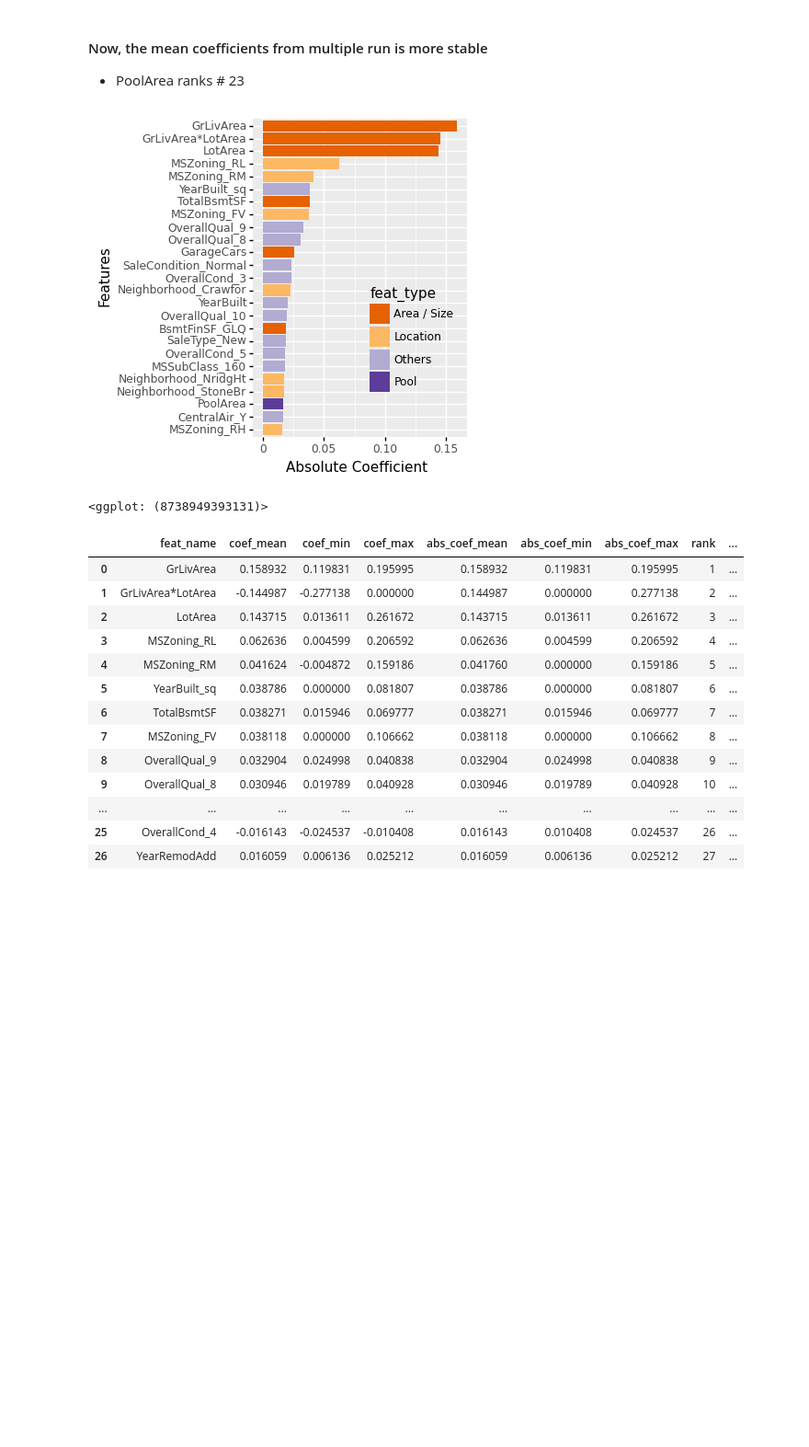
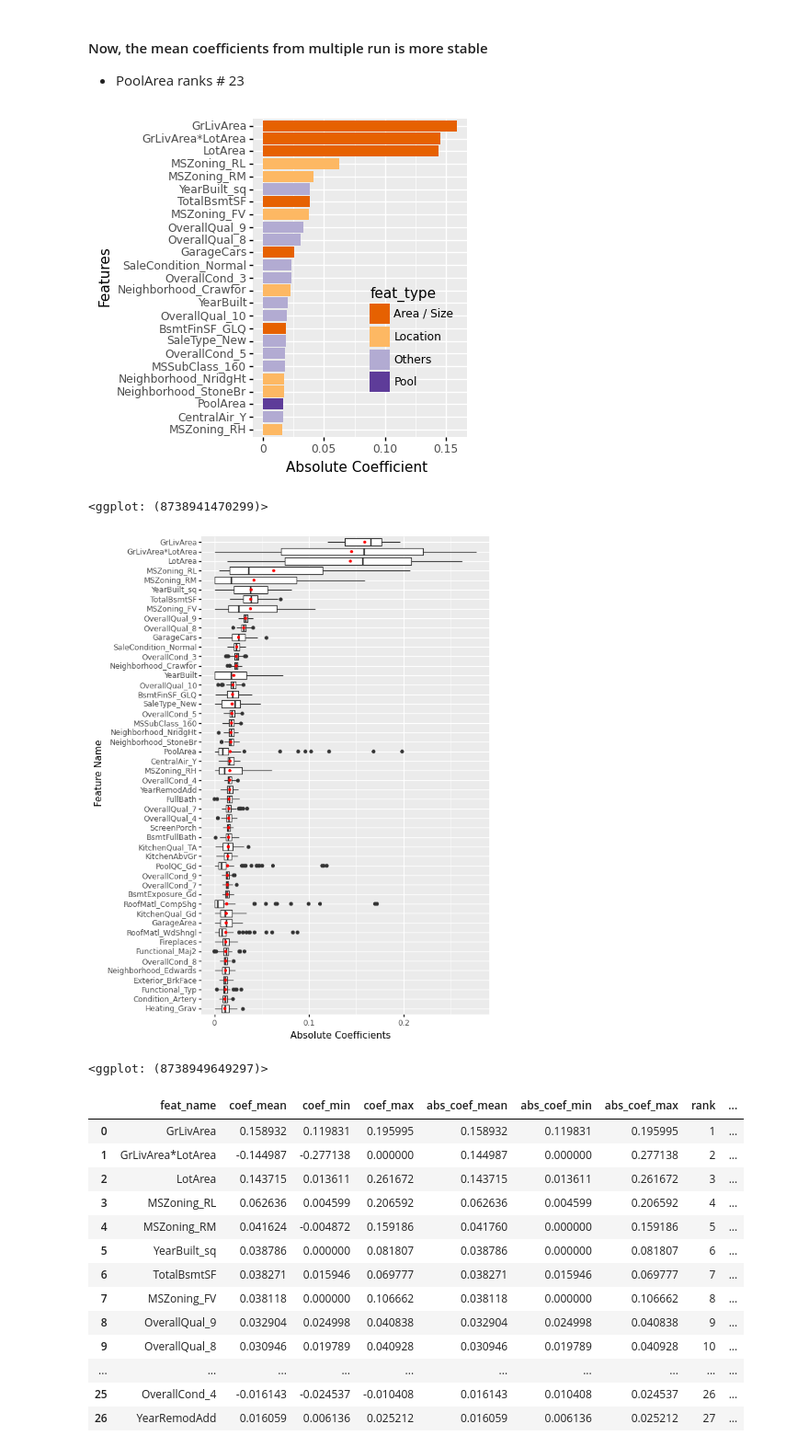
Before and after one commit to dehuihou/ames_house_price, a Jupyter notebook: sta208_final_project_lasso.ipynb, the cells around one changed output. Shown at 92% size. Saved outputs shown, nothing was run; the diff lists cells and outputs as text; code cells hidden in the pictures; blank space fills up the shorter version.

Commit message:
update feature ranking figures

```diff
--- a/sta208_final_project_lasso.ipynb
+++ b/sta208_final_project_lasso.ipynb
@@ -270,7 +271,7 @@ feat_coef_summary_df = add_feat_type(feat_coef_summary_df)
 
 * PoolArea ranks # 23
 # %%
-(
+fig_rank_100 = (
     p9.ggplot(
         feat_coef_summary_df.head(25),
         p9.aes(x='reorder(feat_name, abs_coef_mean)', y='abs_coef_mean', fill='feat_type'))
@@ -281,9 +282,32 @@ feat_coef_summary_df = add_feat_type(feat_coef_summary_df)
     + p9.scale_fill_brewer(type='div', palette=4)
     + p9.theme(figure_size=(3,4.5), legend_position=(0.7,0.35), legend_background=p9.element_blank())
 )
+fig_rank_100
 # %% [output]
 [figure]
-<ggplot: (8738949393131)>
+<ggplot: (8738941470299)>
+# %%
+# Use boxplot to show the spread of the feature coefficients
+
+top_feats = feat_coef_summary_df.head(50)['feat_name']
+
+(
+    p9.ggplot(
+        feat_coef_repeated_df[feat_coef_repeated_df['feat_name'].isin(top_feats)],
+        p9.aes(x='feat_name', y='abs_coef')
+    )
+    + p9.geom_boxplot()
+    + p9.stat_summary(
+        fun_y=np.mean, geom="point", size=1, color="red", fill="red")
+    + p9.scale_x_discrete(limits=top_feats[-1::-1])
+    + p9.coord_flip()
+    + p9.ylab('Absolute Coefficients')
+    + p9.xlab('Feature Name')
+    + p9.theme(figure_size=(6, 10))
+)
+# %% [output]
+[figure, added]
+<ggplot: (8738949649297)>
 # %%
 feat_coef_summary_df.head(30)
 # %% [output]
```
Also changed, not shown: parts of 5 cells of this notebook.
